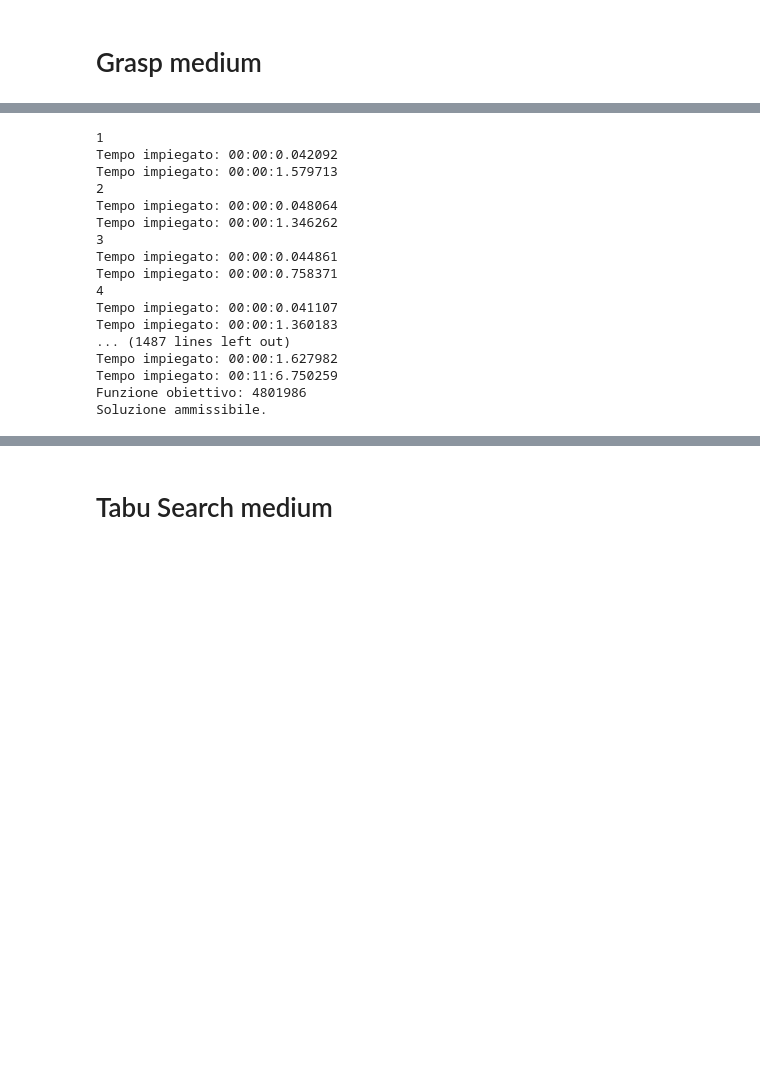
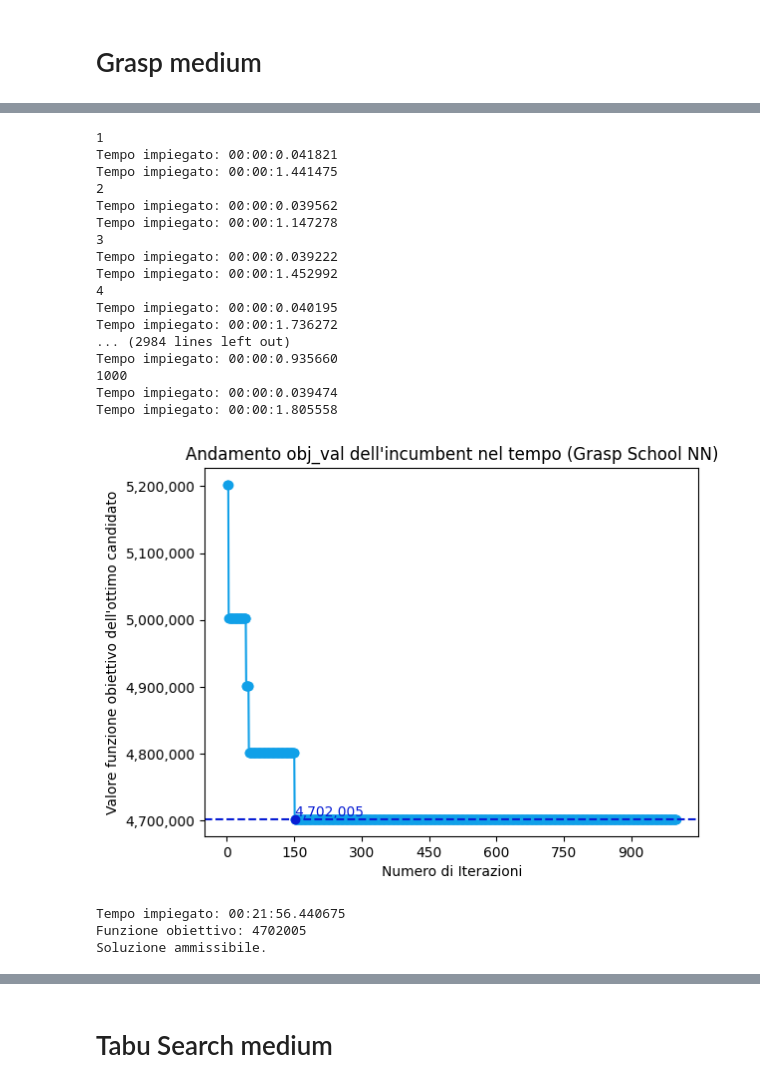
Before and after one commit to saracavicchi/Pedibus_OR, a Jupyter notebook: istanza_media_main.ipynb, the cells around one changed output, grey strips where cells are left out. Saved outputs shown, nothing was run; the diff lists cells and outputs as text; code cells hidden in the pictures; blank space fills up the shorter version.

```diff
--- a/istanza_media_main.ipynb
+++ b/istanza_media_main.ipynb
@@ -283,29 +293,33 @@ Soluzione ammissibile.
 # %%
-(percorsi_G_sch_fI, G_sch_fI_obj_val, residui_dict_medium_G_sch_NN_fI), time = GRASP_School_NN(G_medium, residui_dict_medium, delta_medium, k=2, num_greedy=500, ls="local_search_fI", max_len=5)
+(percorsi_G_sch_fI, G_sch_fI_obj_val, residui_dict_medium_G_sch_NN_fI), time = GRASP_School_NN(G_medium, residui_dict_medium, delta_medium, k=2, num_greedy=1000, ls="local_search_fI", max_len=5)
 #stampa_percorsi(percorsi_G_sch_fI)
 print(f"Funzione obiettivo: {G_sch_fI_obj_val}")
 check_solution(percorsi_G_sch_fI, G_medium, delta_medium)
 grasp_schoolNN.append(G_sch_fI_obj_val)
 grasp_fI.append(G_sch_fI_obj_val)
 times_medium.append(time)
 # %% [output]
 1
-Tempo impiegato: 00:00:0.042092
-Tempo impiegato: 00:00:1.579713
+Tempo impiegato: 00:00:0.041821
+Tempo impiegato: 00:00:1.441475
 2
-Tempo impiegato: 00:00:0.048064
-Tempo impiegato: 00:00:1.346262
+Tempo impiegato: 00:00:0.039562
+Tempo impiegato: 00:00:1.147278
 3
-Tempo impiegato: 00:00:0.044861
-Tempo impiegato: 00:00:0.758371
+Tempo impiegato: 00:00:0.039222
+Tempo impiegato: 00:00:1.452992
 4
-Tempo impiegato: 00:00:0.041107
-Tempo impiegato: 00:00:1.360183
-... (1487 lines left out)
-Tempo impiegato: 00:00:1.627982
-Tempo impiegato: 00:11:6.750259
-Funzione obiettivo: 4801986
-Soluzione ammissibile.
+Tempo impiegato: 00:00:0.040195
+Tempo impiegato: 00:00:1.736272
+... (2984 lines left out)
+Tempo impiegato: 00:00:0.935660
+1000
+Tempo impiegato: 00:00:0.039474
+Tempo impiegato: 00:00:1.805558
+[figure, added]
+Tempo impiegato: 00:21:56.440675
+Funzione obiettivo: 4702005
+Soluzione ammissibile.
 # %%
 plotSubSchResults(grasp_subsequentNN, grasp_schoolNN, 'GRASP', img + 'grasp_medium.png')
 # %% [output]
```
Also changed, not shown: parts of 22 cells of this notebook, 29 other files.
